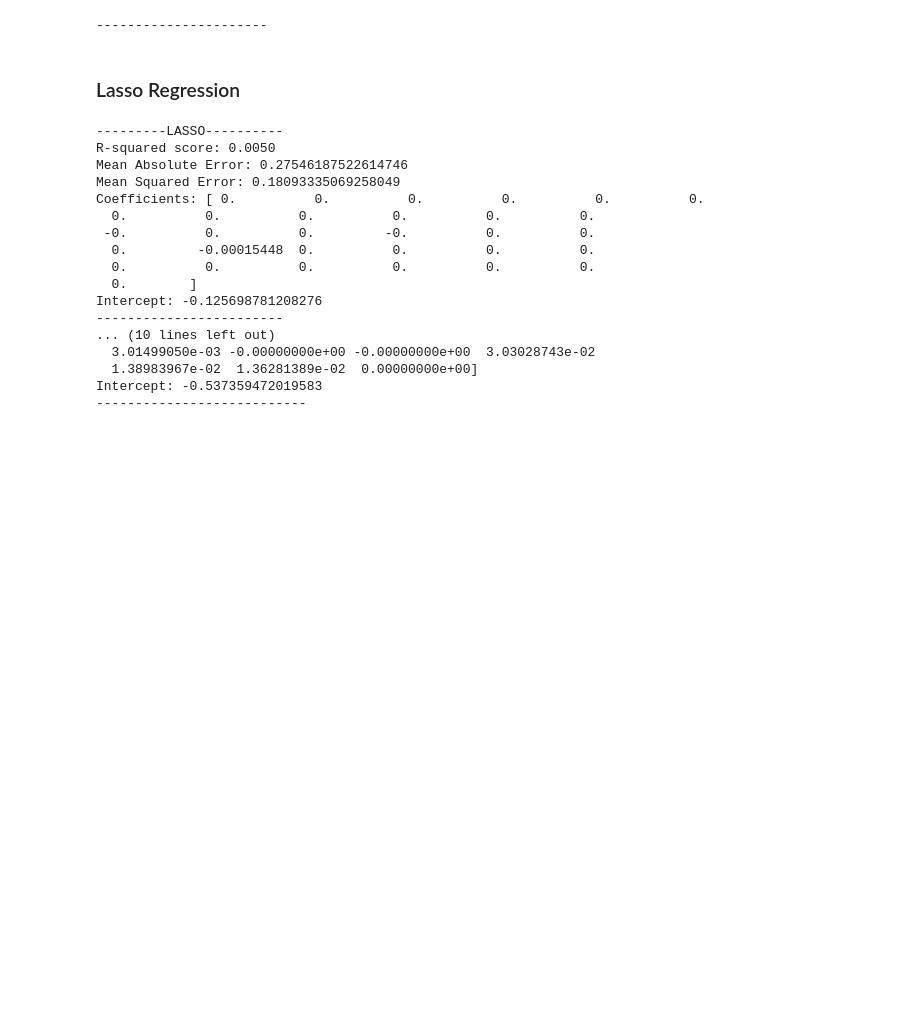
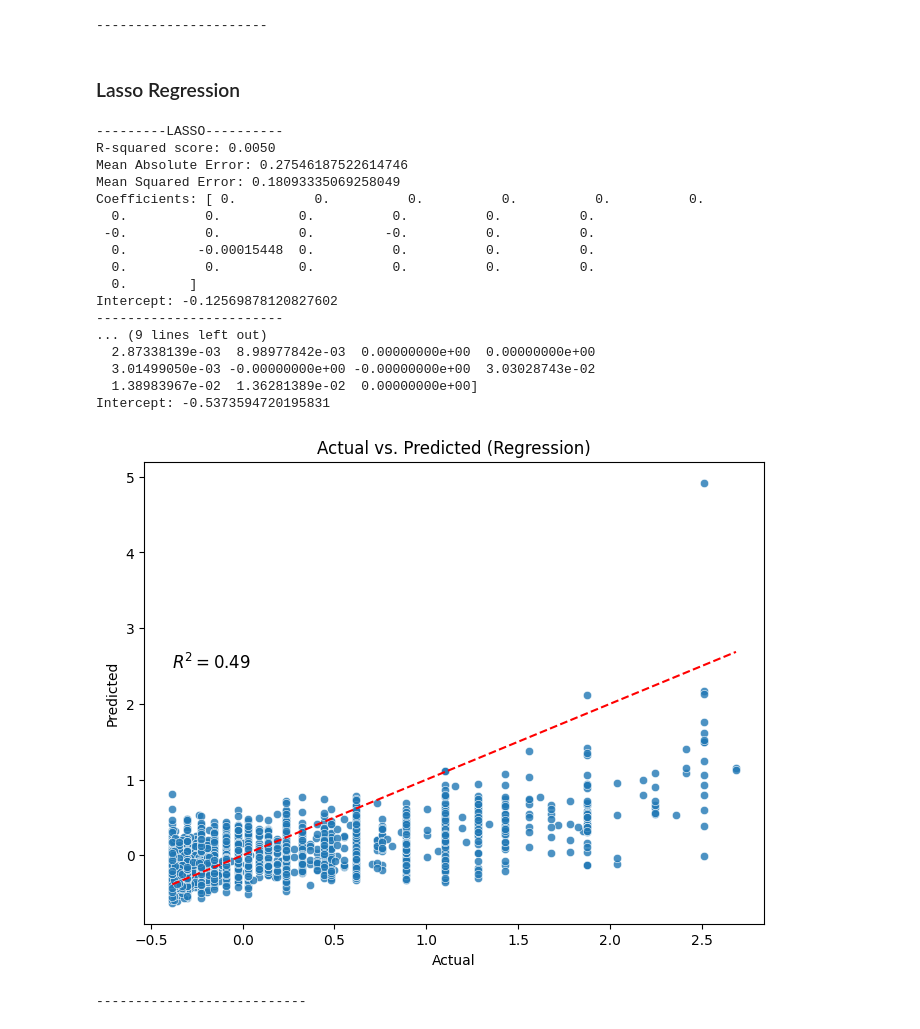
Before and after one commit to mauriliotbs/torontofireincidents, a Jupyter notebook: src/modeling/main_nopipeline.ipynb, the cells around one changed output. Drawn from its saved outputs; the diff is of its cells as text; code cells hidden in the pictures; blank space fills up the shorter version.

```diff
--- a/src/modeling/main_nopipeline.ipynb
+++ b/src/modeling/main_nopipeline.ipynb
@@ -221,7 +221,7 @@ def plotRegression(y_pred, r2):
     plt.figure(figsize=(8, 6))
     sns.scatterplot(x=y_test, y=y_pred, alpha=0.8)
     plt.plot([y_test.min(), y_test.max()], [y_test.min(), y_test.max()], linestyle='--', color='red')  # Identity line
-    plt.title('Actual vs. Predicted (Linear Regression)')
+    plt.title('Actual vs. Predicted (Regression)')
     plt.xlabel('Actual')
     plt.ylabel('Predicted')
 
@@ -292,34 +292,37 @@ print("------------------------")
 
 param_grid = {
 	'alpha': [0.0001, 0.001, 0.01, 0.1, 1, 10, 100, 1000]
 }
 
 lasso_cv = GridSearchCV(lasso, param_grid, cv=3, n_jobs=-1)
 lasso_cv.fit(X_train, y_train)
 
 # Get the Lasso with the best estimators
 lasso_best = lasso_cv.best_estimator_
 y_pred_lasso_best = lasso_best.predict(X_test)
 (r2_lasso_best, mae_lasso_best, mse_lasso_best, coefficients_lasso_best, intercept_lasso_best) = get_results(lasso_best, y_test, y_pred_lasso_best)
 
 print("---------LASSO CV BEST----------")
 print_results(r2_lasso_best, mae_lasso_best, mse_lasso_best, coefficients_lasso_best, intercept_lasso_best)
+plotRegression(y_pred_lasso_best, r2_lasso_best)
 print("---------------------------")
 # %% [output]
 ---------LASSO----------
 R-squared score: 0.0050
 Mean Absolute Error: 0.27546187522614746
 Mean Squared Error: 0.18093335069258049
 Coefficients: [ 0.          0.          0.          0.          0.          0.
   0.          0.          0.          0.          0.          0.
  -0.          0.          0.         -0.          0.          0.
   0.         -0.00015448  0.          0.          0.          0.
   0.          0.          0.          0.          0.          0.
   0.        ]
-Intercept: -0.125698781208276
+Intercept: -0.12569878120827602
 ------------------------
-... (10 lines left out)
+... (9 lines left out)
+  2.87338139e-03  8.98977842e-03  0.00000000e+00  0.00000000e+00
   3.01499050e-03 -0.00000000e+00 -0.00000000e+00  3.03028743e-02
   1.38983967e-02  1.36281389e-02  0.00000000e+00]
-Intercept: -0.537359472019583
----------------------------
+Intercept: -0.5373594720195831
+[figure, added]
+---------------------------
```
Also changed, not shown: parts of 1 cell of this notebook, 1 other file.
